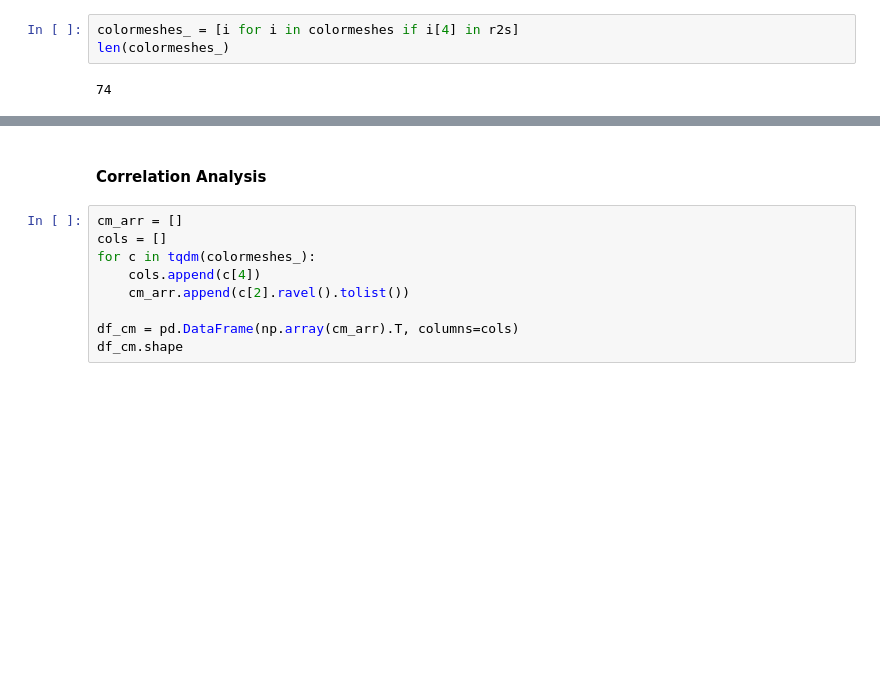
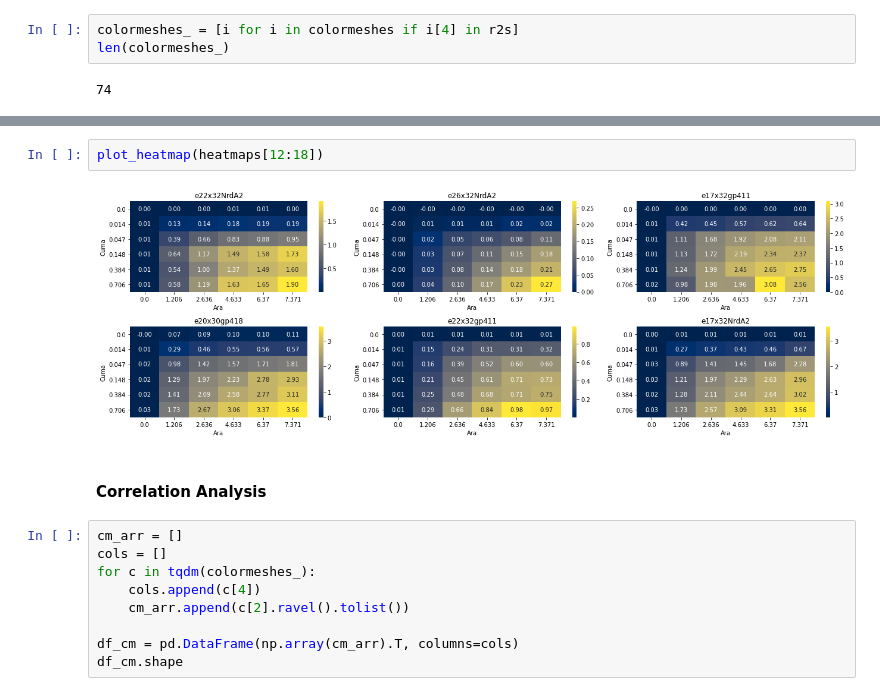
Before and after one commit to rmardian/intein-based-circuits, a Jupyter notebook: AND Gates Screening - Full.ipynb, the cells around one changed output, grey strips where cells are left out. Saved outputs shown, nothing was run; the diff lists cells and outputs as text; blank space fills up the shorter version.

```diff
--- a/AND Gates Screening - Full.ipynb
+++ b/AND Gates Screening - Full.ipynb
@@ -290,3 +293,7 @@ len(colormeshes_)
+# %%
+plot_heatmap(heatmaps[12:18])
+# %% [output]
+[figure, added]
 # %% [markdown]
 #### Correlation Analysis
 # %%
```
Also changed, not shown: parts of 2 cells of this notebook, 11 other files.
